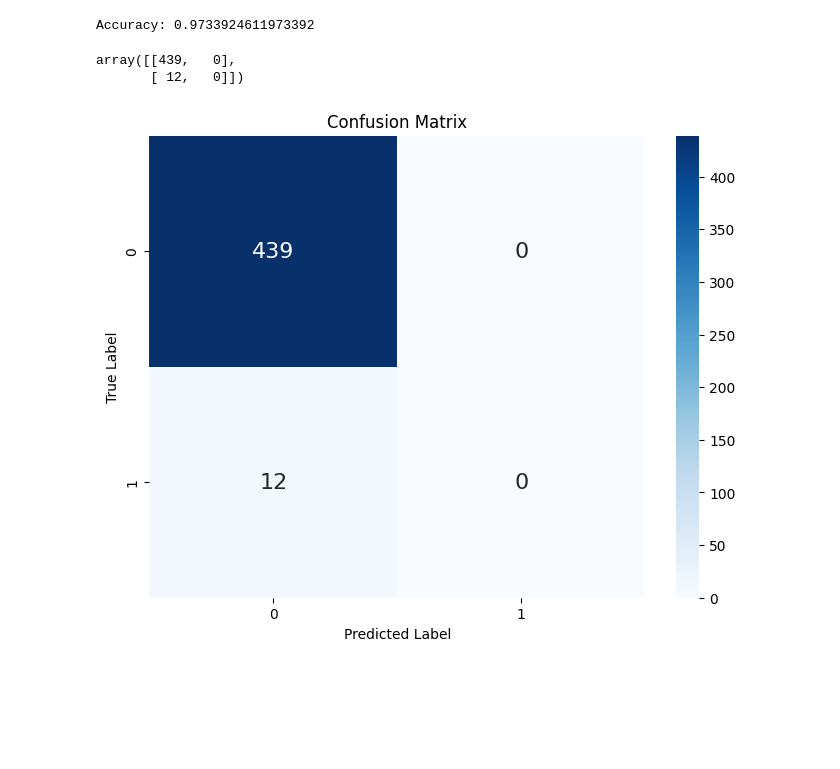
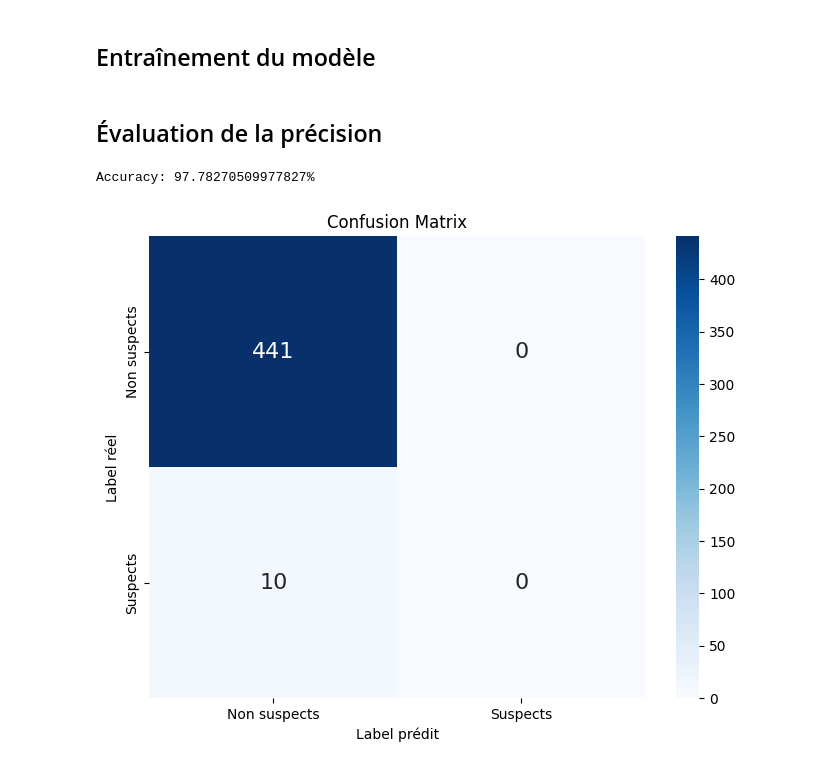
Before and after one commit to laurepg/IF19_project, a Jupyter notebook: svm.ipynb, the cells around one changed output. Saved outputs shown, nothing was run; the diff lists cells and outputs as text; code cells hidden in the pictures; blank space fills up the shorter version.

```diff
--- a/svm.ipynb
+++ b/svm.ipynb
@@ -41,0 +50,10 @@ Name: label, Length: 1502, dtype: int64
+# %%
+X['agressivity'] = pd.to_numeric(X['agressivity'], errors='coerce')
+X['avgHashtag'] = pd.to_numeric(X['avgHashtag'], errors='coerce')
+X['avgMention'] = pd.to_numeric(X['avgMention'], errors='coerce')
+X['avgUrls'] = pd.to_numeric(X['avgUrls'], errors='coerce')
+X['ftweets'] = pd.to_numeric(X['ftweets'], errors='coerce')
+X['nbtweet'] = pd.to_numeric(X['nbtweet'], errors='coerce')
+X['ratio'] = pd.to_numeric(X['ratio'], errors='coerce')
+X['visibility'] = pd.to_numeric(X['visibility'], errors='coerce')
+X.fillna(0, inplace=True)
@@ -42,33 +110,35 @@ Name: label, Length: 1502, dtype: int64
+# %% [markdown]
+## Entraînement du modèle
+# %%
+X_train, X_test, y_train, y_test = train_test_split(X.to_numpy(), y, test_size=0.3)  # 70% training and 30% test
+
+svm = SVC(C=10, kernel='rbf', gamma='scale')
 # %%
-X_train, X_test, y_train, y_test = train_test_split(X, y, test_size=0.3)  # 70% training and 30% test
-
-svm = SVC(C=10, decision_function_shape='ovr', kernel='rbf')
 
 # Train the model using the training sets
 svm.fit(X_train, y_train)
 
 # Predict the response for test dataset
 y_pred = svm.predict(X_test)
+# %% [markdown]
+## Évaluation de la précision
 # %%
 # Model Accuracy: how often is the classifier correct?
-print("Accuracy:", accuracy_score(y_test, y_pred))
+print(f"Accuracy: {accuracy_score(y_test, y_pred)*100}%")
 # %% [output]
-Accuracy: 0.9733924611973392
+Accuracy: 97.78270509977827%
-# %%
-matrix = confusion_matrix(y_test, y_pred)
-matrix
-# %% [output]
-array([[439,   0],
-       [ 12,   0]])
 # %%
-from matplotlib import pyplot as plt
-import seaborn as sns
+matrix = confusion_matrix(y_test, y_pred)
 
 plt.figure(figsize=(8, 6))
-sns.heatmap(matrix, annot=True, fmt='d', cmap='Blues', annot_kws={"size": 16})
-plt.xlabel('Predicted Label')
-plt.ylabel('True Label')
+s = sns.heatmap(matrix, annot=True,
+            fmt='d', cmap='Blues',
+            annot_kws={"size": 16},
+            xticklabels=['Non suspects', 'Suspects'],
+            yticklabels=['Non suspects', 'Suspects'])
+plt.xlabel('Label prédit')
+plt.ylabel('Label réel')
 plt.title('Confusion Matrix')
 plt.show()
 # %% [output]
-[figure, old version]
+[figure, new version]
```
Also changed, not shown: parts of 11 cells of this notebook, 4 other files.
